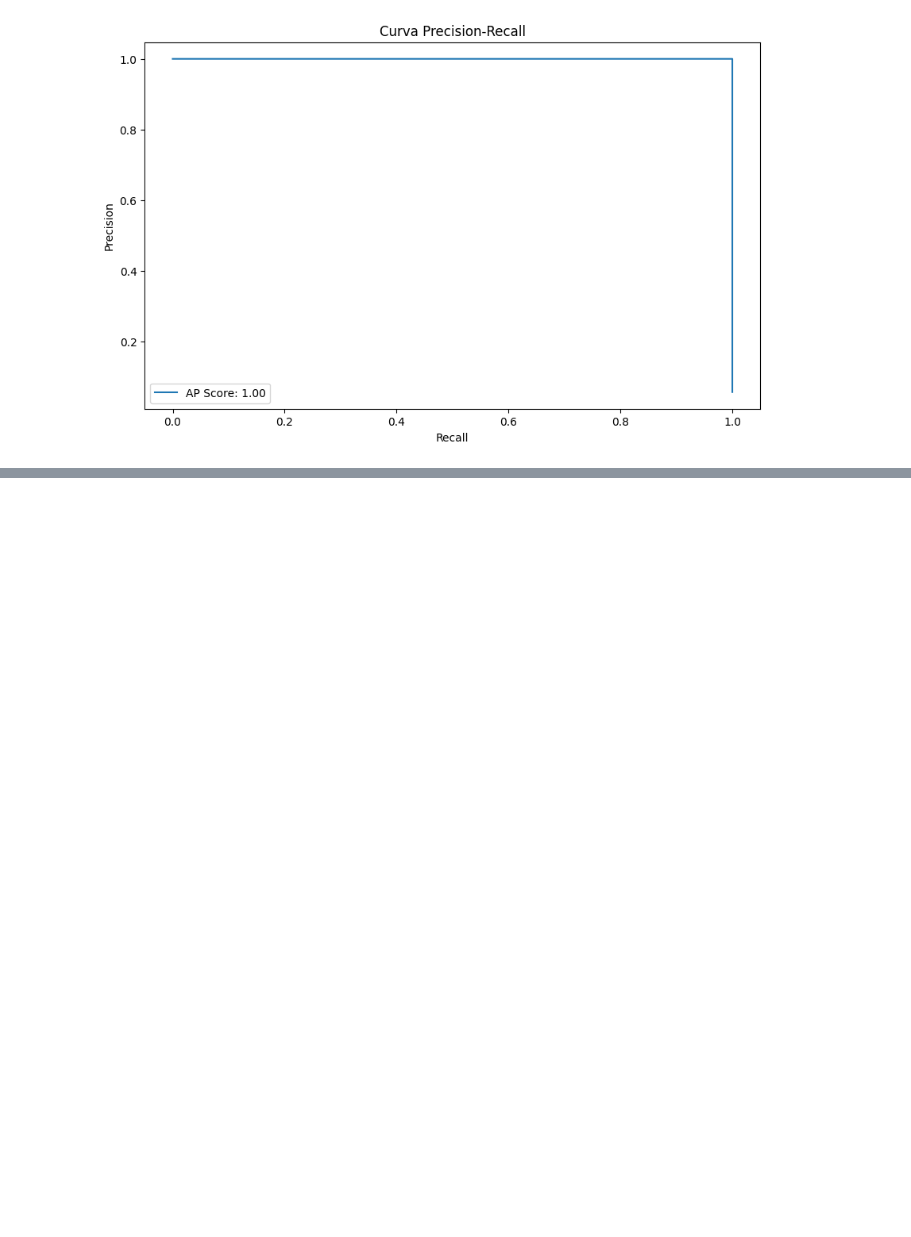
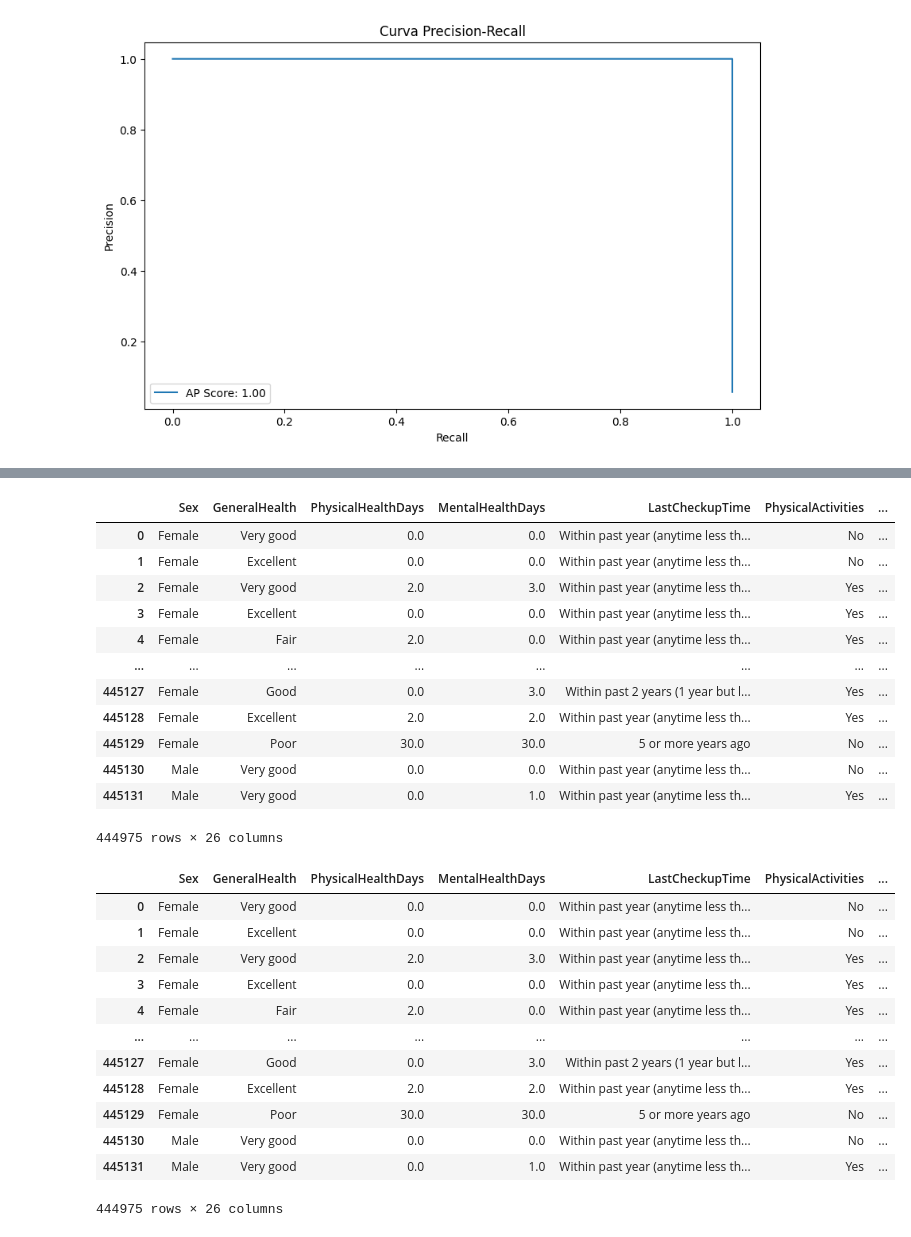
Before and after one commit to DiegoLuis62/Ciencias-de-datos---PF, a Jupyter notebook: Heart_Disease_Cleanse.ipynb, the cells around one changed output, grey strips where cells are left out. Cells and saved outputs as stored; diff of their text form; code cells hidden in the pictures; blank space fills up the shorter version.

```diff
--- a/Heart_Disease_Cleanse.ipynb
+++ b/Heart_Disease_Cleanse.ipynb
@@ -817,0 +1070,29 @@ F1 Score: 1.0
+# %%
+X
+# %% [output]
+|  | Sex | GeneralHealth | PhysicalHealthDays | MentalHealthDays | LastCheckupTime | PhysicalActivities | ... |
+| 0 | Female | Very good | 0.0 | 0.0 | Within past year (anytime less th... | No | ... |
+| 1 | Female | Excellent | 0.0 | 0.0 | Within past year (anytime less th... | No | ... |
+| 2 | Female | Very good | 2.0 | 3.0 | Within past year (anytime less th... | Yes | ... |
+| 3 | Female | Excellent | 0.0 | 0.0 | Within past year (anytime less th... | Yes | ... |
+| 4 | Female | Fair | 2.0 | 0.0 | Within past year (anytime less th... | Yes | ... |
+| ... | ... | ... | ... | ... | ... | ... | ... |
+| 445127 | Female | Good | 0.0 | 3.0 | Within past 2 years (1 year but l... | Yes | ... |
+| 445128 | Female | Excellent | 2.0 | 2.0 | Within past year (anytime less th... | Yes | ... |
+| 445129 | Female | Poor | 30.0 | 30.0 | 5 or more years ago | No | ... |
+| 445130 | Male | Very good | 0.0 | 0.0 | Within past year (anytime less th... | No | ... |
+| 445131 | Male | Very good | 0.0 | 1.0 | Within past year (anytime less th... | Yes | ... |
+444975 rows × 26 columns
+|  | Sex | GeneralHealth | PhysicalHealthDays | MentalHealthDays | LastCheckupTime | PhysicalActivities | ... |
+| 0 | Female | Very good | 0.0 | 0.0 | Within past year (anytime less th... | No | ... |
+| 1 | Female | Excellent | 0.0 | 0.0 | Within past year (anytime less th... | No | ... |
+| 2 | Female | Very good | 2.0 | 3.0 | Within past year (anytime less th... | Yes | ... |
+| 3 | Female | Excellent | 0.0 | 0.0 | Within past year (anytime less th... | Yes | ... |
+| 4 | Female | Fair | 2.0 | 0.0 | Within past year (anytime less th... | Yes | ... |
+| ... | ... | ... | ... | ... | ... | ... | ... |
+| 445127 | Female | Good | 0.0 | 3.0 | Within past 2 years (1 year but l... | Yes | ... |
+| 445128 | Female | Excellent | 2.0 | 2.0 | Within past year (anytime less th... | Yes | ... |
+| 445129 | Female | Poor | 30.0 | 30.0 | 5 or more years ago | No | ... |
+| 445130 | Male | Very good | 0.0 | 0.0 | Within past year (anytime less th... | No | ... |
+| 445131 | Male | Very good | 0.0 | 1.0 | Within past year (anytime less th... | Yes | ... |
+444975 rows × 26 columns
```
Also changed, not shown: parts of 5 cells of this notebook.
